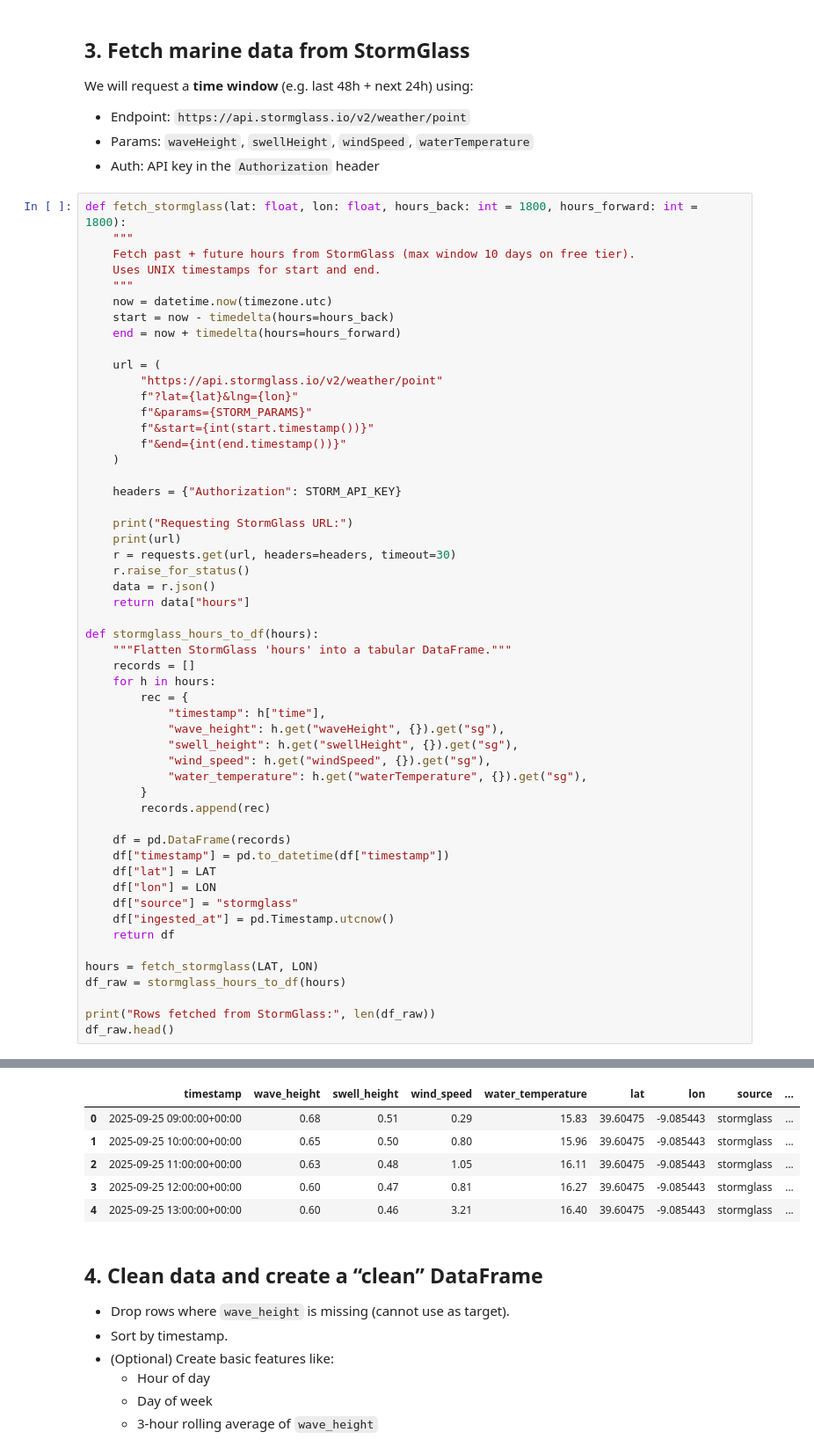
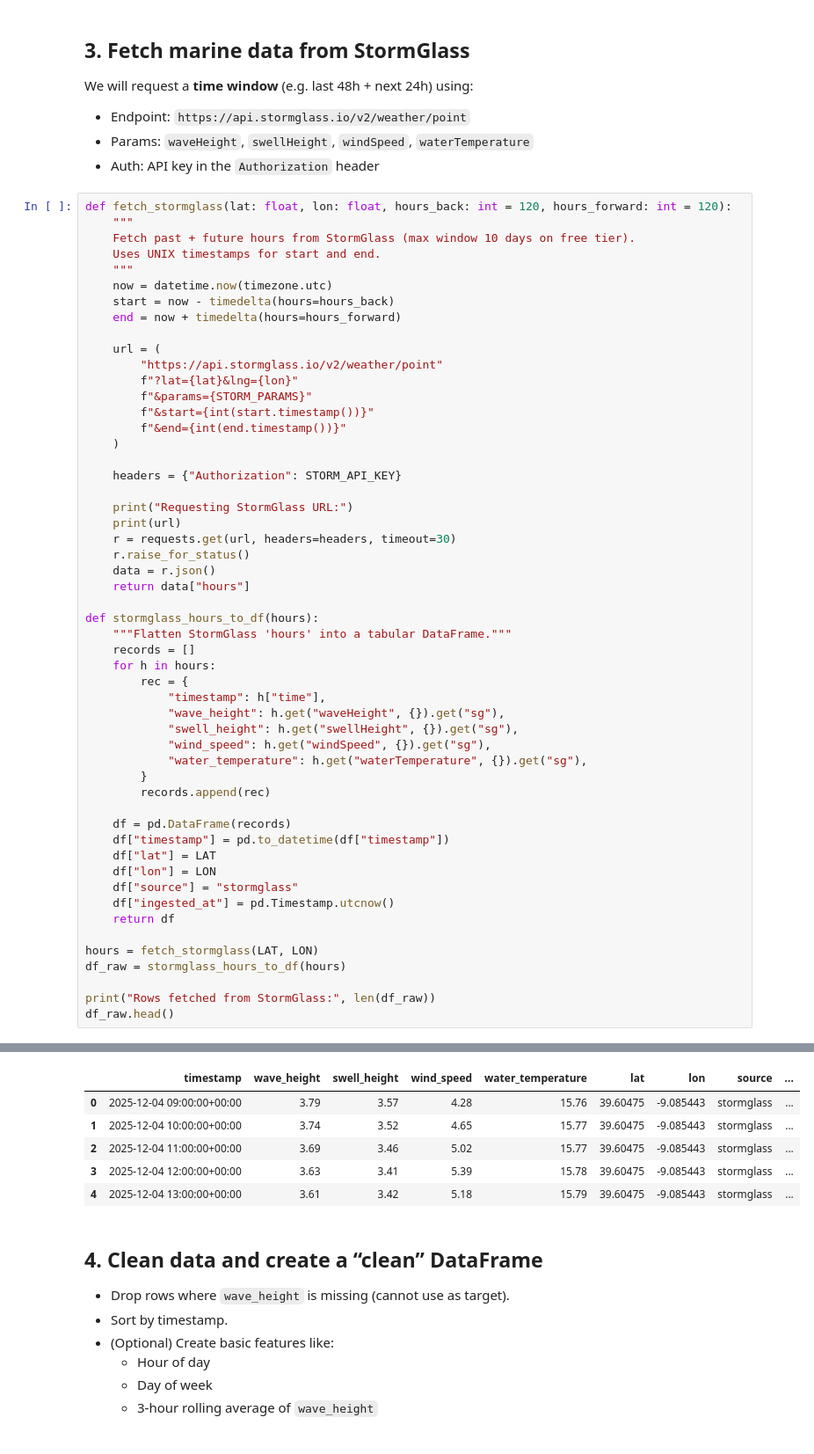
Before and after one commit to nikhildev11/Nazare-wave-forecasting, a Jupyter notebook: nazare-wave-forecast-data-import.ipynb, the cells around one changed output, grey strips where cells are left out. Shown at 88% size. Drawn from its saved outputs; the diff is of its cells as text.

```diff
--- a/nazare-wave-forecast-data-import.ipynb
+++ b/nazare-wave-forecast-data-import.ipynb
@@ -90,7 +90,7 @@ We will request a **time window** (e.g. last 48h + next 24h) using:
 - Params: `waveHeight`, `swellHeight`, `windSpeed`, `waterTemperature`
 - Auth: API key in the `Authorization` header
 # %%
-def fetch_stormglass(lat: float, lon: float, hours_back: int = 1800, hours_forward: int = 1800):
+def fetch_stormglass(lat: float, lon: float, hours_back: int = 120, hours_forward: int = 120):
     """
     Fetch past + future hours from StormGlass (max window 10 days on free tier).
     Uses UNIX timestamps for start and end.
@@ -148,10 +148,10 @@ https://api.stormglass.io/v2/weather/point?lat=39.60475&lng=-9.085443&params=wav
 Rows fetched from StormGlass: 240
 |  | timestamp | wave_height | swell_height | wind_speed | water_temperature | lat | lon | source | ... |
-| 0 | 2025-09-25 09:00:00+00:00 | 0.68 | 0.51 | 0.29 | 15.83 | 39.60475 | -9.085443 | stormglass | ... |
-| 1 | 2025-09-25 10:00:00+00:00 | 0.65 | 0.50 | 0.80 | 15.96 | 39.60475 | -9.085443 | stormglass | ... |
-| 2 | 2025-09-25 11:00:00+00:00 | 0.63 | 0.48 | 1.05 | 16.11 | 39.60475 | -9.085443 | stormglass | ... |
-| 3 | 2025-09-25 12:00:00+00:00 | 0.60 | 0.47 | 0.81 | 16.27 | 39.60475 | -9.085443 | stormglass | ... |
-| 4 | 2025-09-25 13:00:00+00:00 | 0.60 | 0.46 | 3.21 | 16.40 | 39.60475 | -9.085443 | stormglass | ... |
+| 0 | 2025-12-04 09:00:00+00:00 | 3.79 | 3.57 | 4.28 | 15.76 | 39.60475 | -9.085443 | stormglass | ... |
+| 1 | 2025-12-04 10:00:00+00:00 | 3.74 | 3.52 | 4.65 | 15.77 | 39.60475 | -9.085443 | stormglass | ... |
+| 2 | 2025-12-04 11:00:00+00:00 | 3.69 | 3.46 | 5.02 | 15.77 | 39.60475 | -9.085443 | stormglass | ... |
+| 3 | 2025-12-04 12:00:00+00:00 | 3.63 | 3.41 | 5.39 | 15.78 | 39.60475 | -9.085443 | stormglass | ... |
+| 4 | 2025-12-04 13:00:00+00:00 | 3.61 | 3.42 | 5.18 | 15.79 | 39.60475 | -9.085443 | stormglass | ... |
 # %% [markdown]
 ## 4. Clean data and create a “clean” DataFrame
 
```
Also changed, not shown: parts of 3 cells of this notebook, 2 other files.
